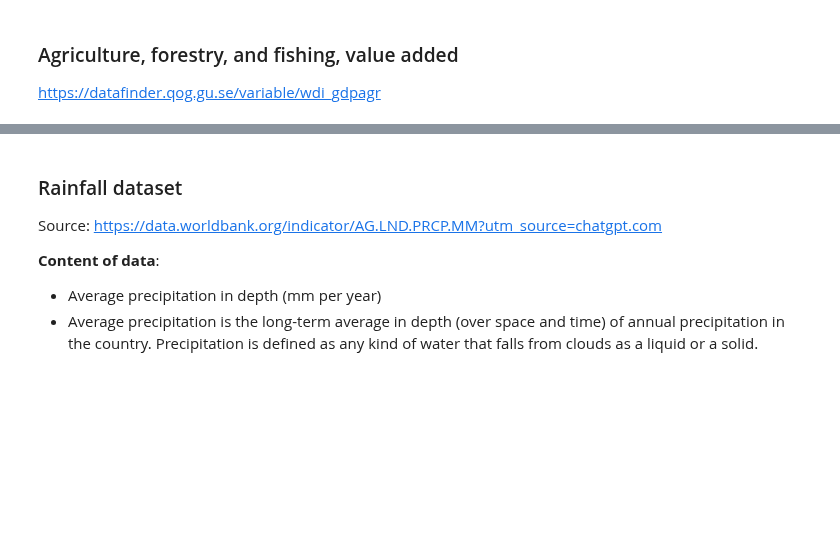
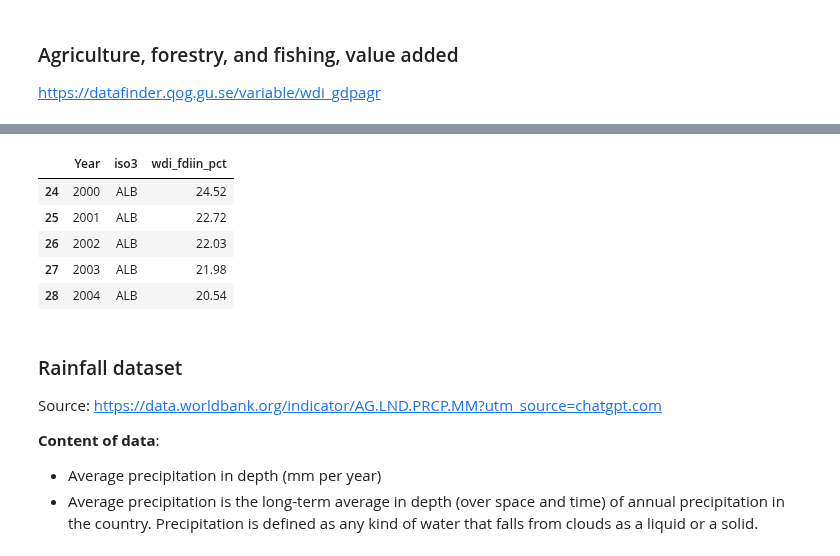
Before and after one commit to ZeliaDec/DataScience, a Jupyter notebook: Data_Notebook.ipynb, the cells around one changed output, grey strips where cells are left out. Drawn from its saved outputs; the diff is of its cells as text; code cells hidden in the pictures; blank space fills up the shorter version.

```diff
--- a/Data_Notebook.ipynb
+++ b/Data_Notebook.ipynb
@@ -1812,0 +1857,5 @@ https://datafinder.qog.gu.se/variable/wdi_gdpagr
+# %%
+value_counts_per_area = wdi_gdpagr.groupby("cname")["wdi_gdpagr"].count()
+
+areas_not_equal_to_22 = value_counts_per_area[value_counts_per_area != 22].index
+areas_not_equal_to_22
@@ -1813,3 +1873,15 @@ https://datafinder.qog.gu.se/variable/wdi_gdpagr
+# %%
+wdi_gdpagr = wdi_gdpagr[~wdi_gdpagr["cname"].isin(areas_not_equal_to_22)]
+wdi_gdpagr = wdi_gdpagr[['year', 'ccodealp','wdi_gdpagr']]
+wdi_gdpagr = wdi_gdpagr.rename(columns = {"ccodealp":"iso3","year":"Year", "wdi_gdpagr":"wdi_fdiin_pct"})
+wdi_gdpagr.head()
+# %% [output]
+|  | Year | iso3 | wdi_fdiin_pct |
+| 24 | 2000 | ALB | 24.52 |
+| 25 | 2001 | ALB | 22.72 |
+| 26 | 2002 | ALB | 22.03 |
+| 27 | 2003 | ALB | 21.98 |
+| 28 | 2004 | ALB | 20.54 |
 # %% [markdown]
 ### Rainfall dataset
 
```
Also changed, not shown: parts of 3 cells of this notebook, 2 other files.
